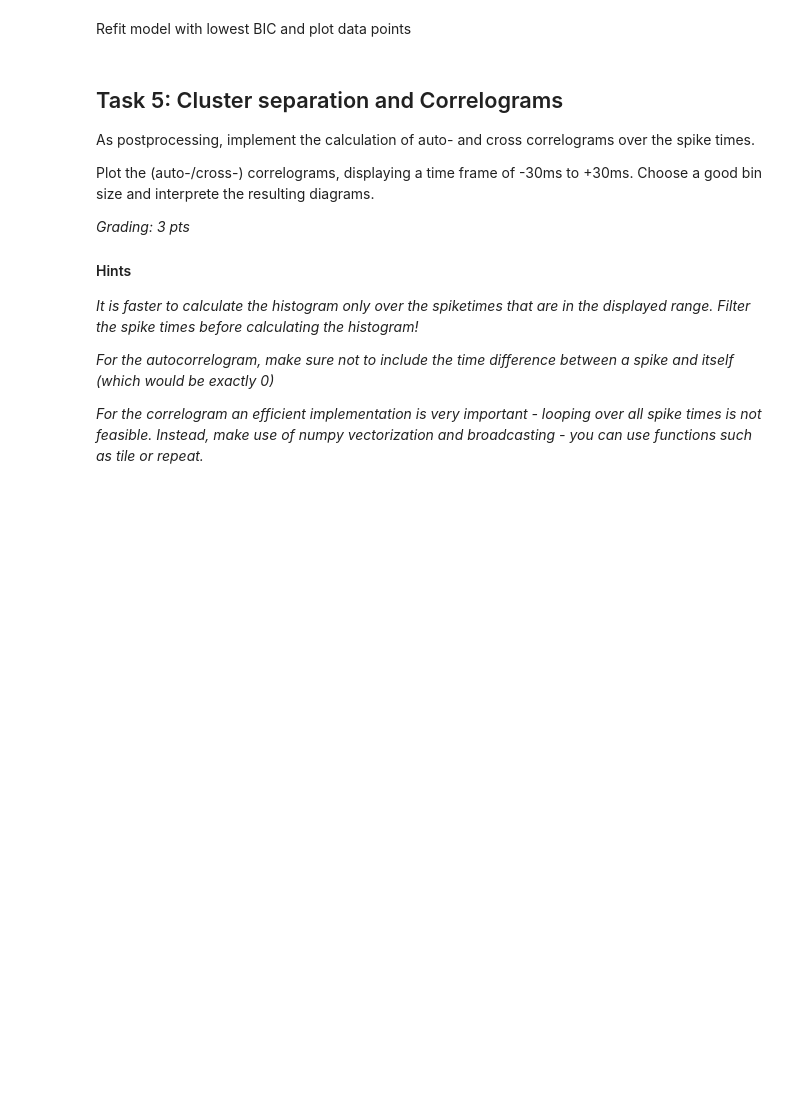
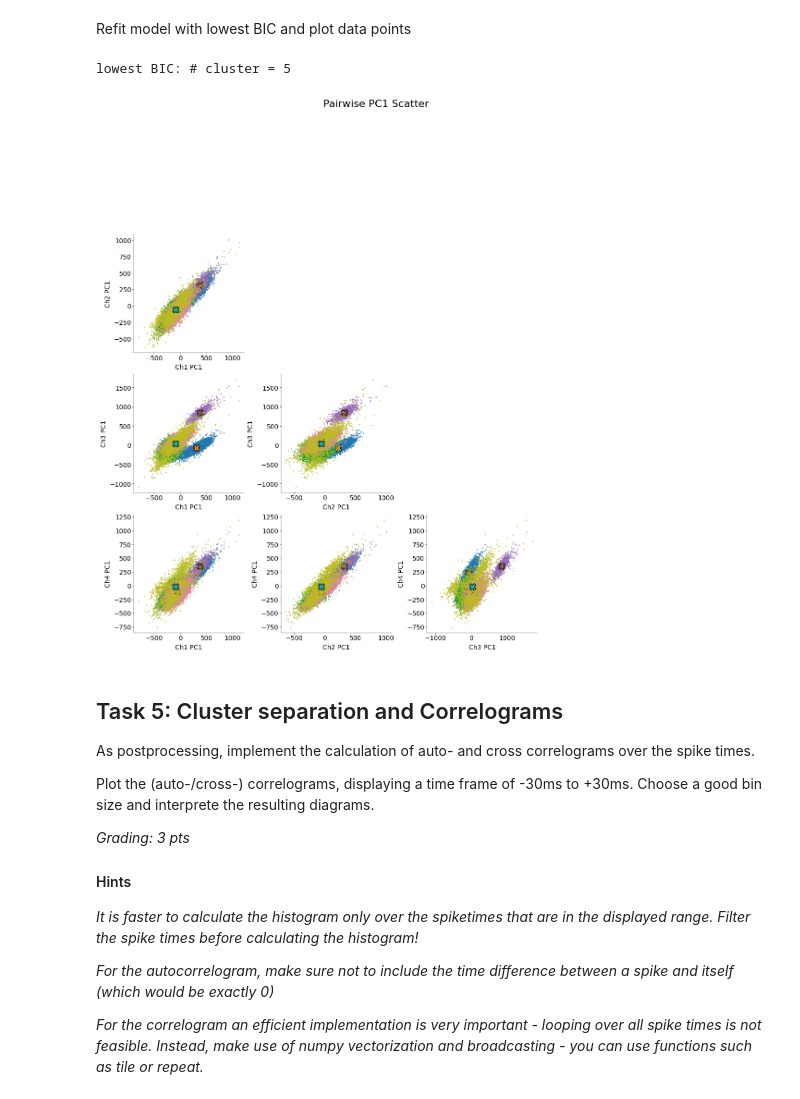
Before and after one commit to JuliusGrote/NDS_2025, a Jupyter notebook: notebooks/CodingLab2.ipynb, the cells around one changed output. Drawn from its saved outputs; the diff is of its cells as text; code cells hidden in the pictures; blank space fills up the shorter version.

```diff
--- a/notebooks/CodingLab2.ipynb
+++ b/notebooks/CodingLab2.ipynb
@@ -736,8 +803,12 @@ plt.show()
 # %% [markdown]
 Refit model with lowest BIC and plot data points
 # %%
-random_seed, kk = np.where(BIC == BIC.min())
-random_seed = random_seed[0]
-kk = kk[0]
-print(f"lowest BIC: # cluster = {K[kk]}")
-# a, m, S, p = fit_mog(b, K[kk], random_seed=random_seed, init="kmeans")
+random_seed_idx, kk = np.where(BIC_vals == BIC_vals.min())
+seed = random_seed_idx[0]
+k_idx = kk[0]
+opt_K = K_range[k_idx]
+
+print(f"lowest BIC: # cluster = {opt_K}")
+a, m, S, p = fit_mog(b_s, opt_K, n_iters=20, random_seed=random_seed, init="kmeans")
+# %% [output]
+lowest BIC: # cluster = 5
@@ -748,3 +815,49 @@ print(f"lowest BIC: # cluster = {K[kk]}")
+# %%
+# ------------------------------------------------------------------------------------------------------------------
+# Create scatterploㅌㅌts of the first PCs under the best model for all pairwise combinations of the 4 channels. (1 pt)
+# ------------------------------------------------------------------------------------------------------------------
+
+labels = a
+features = b_s
+means = m
+channels = ["Ch1", "Ch2", "Ch3", "Ch4"]
+
+# PC1 column in `features`
+pc1_idx = {ch: i * 3 for i, ch in enumerate(channels)}
+
+K = len(np.unique(labels))
+
+fig, axes = plt.subplots(4, 4, figsize=(12, 12), constrained_layout=True)
+
+for i, ch1 in enumerate(channels):
+    for j, ch2 in enumerate(channels):
+        ax = axes[i, j]
+        if j < i:
+            # scatter PC1 of ch2 (x) vs PC1 of ch1 (y)
+            xcol = pc1_idx[ch2]
+            ycol = pc1_idx[ch1]
+            for k in range(K):
+                ix = labels == k
+                ax.scatter(
+                    features[ix, xcol],
+                    features[ix, ycol],
+                    s=5,
+                    alpha=0.6,
+                    label=f"C{k}",
+                )
+                # plot cluster mean
+                ax.scatter(
+                    means[k, xcol], means[k, ycol], marker="X", s=100, edgecolors="k"
+                )
+            ax.set_xlabel(f"{ch2} PC1")
+            ax.set_ylabel(f"{ch1} PC1")
+        else:
+            ax.axis("off")
+
+plt.suptitle("Pairwise PC1 Scatter", fontsize=16)
+plt.show()
+# %% [output]
+[figure, added]
 # %% [markdown]
 ## Task 5: Cluster separation and Correlograms
 
```
Also changed, not shown: parts of 9 cells of this notebook.
